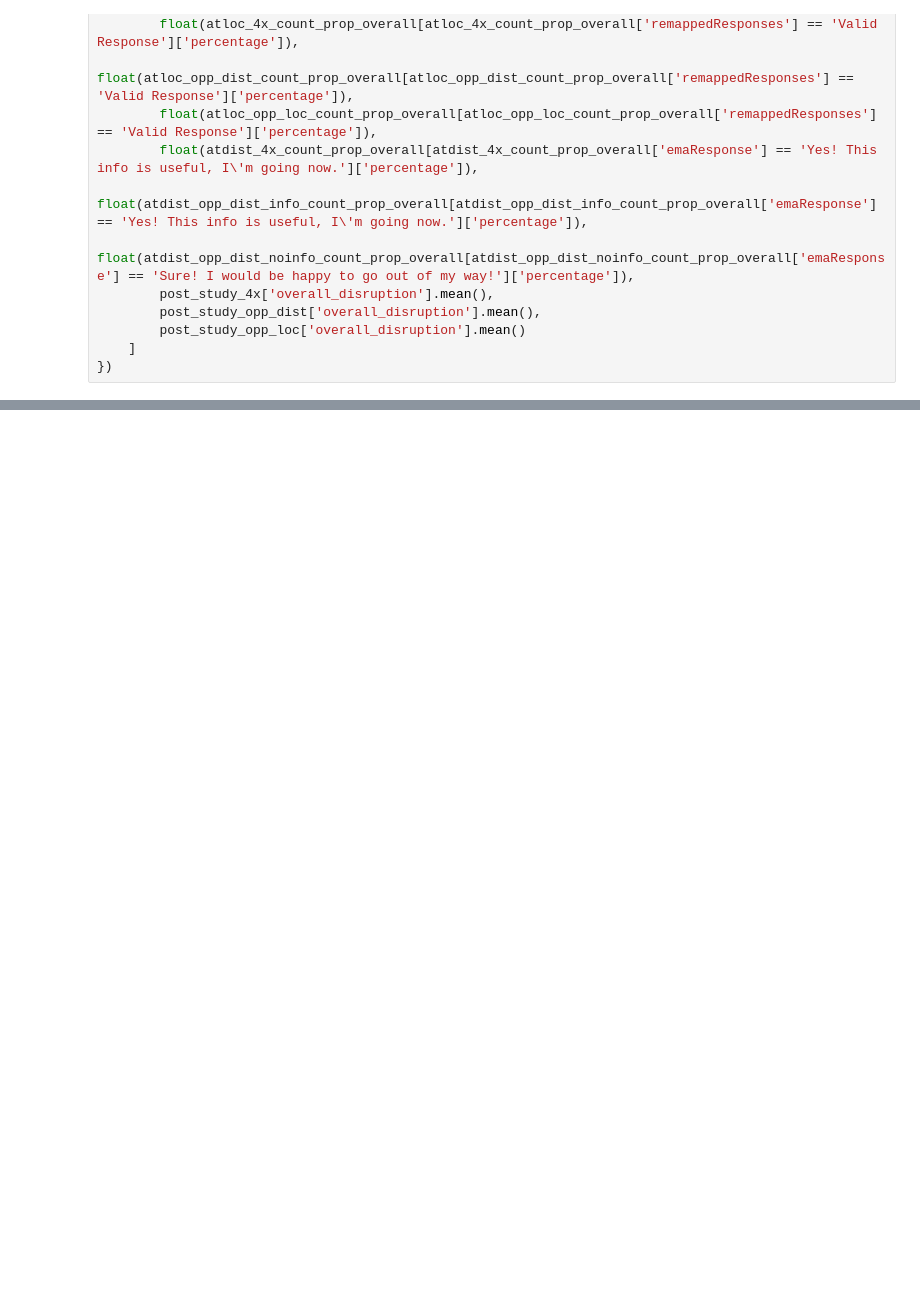
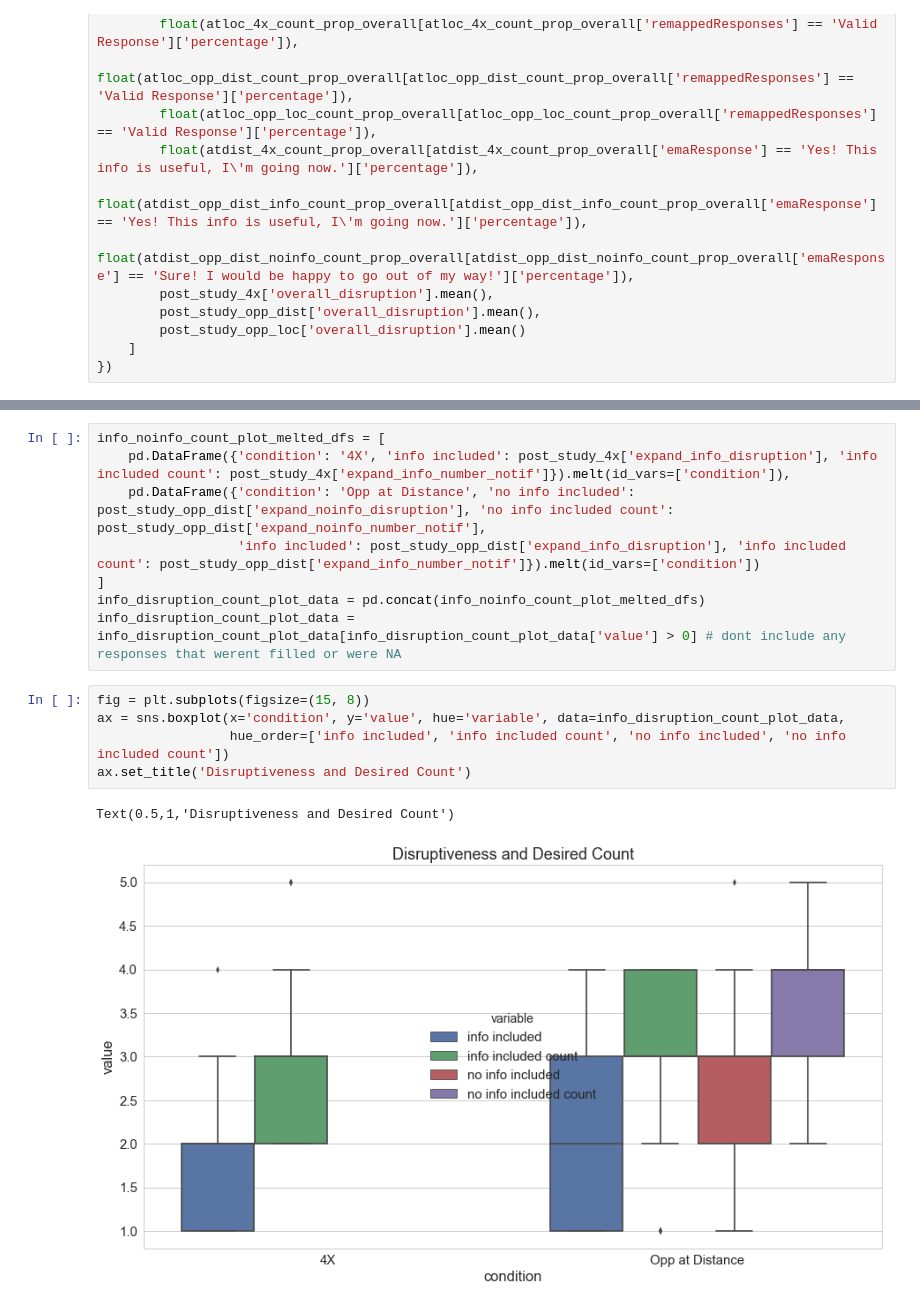
Before and after one commit to NUDelta/les-study-analysis, a Jupyter notebook: w2018/4X-study-dashboard.ipynb, the cells around one changed output, grey strips where cells are left out. Drawn from its saved outputs; the diff is of its cells as text; blank space fills up the shorter version.

```diff
--- a/w2018/4X-study-dashboard.ipynb
+++ b/w2018/4X-study-dashboard.ipynb
@@ -1487,0 +1510,16 @@ for p in ax.patches:
+# %%
+info_noinfo_count_plot_melted_dfs = [
+    pd.DataFrame({'condition': '4X', 'info included': post_study_4x['expand_info_disruption'], 'info included count': post_study_4x['expand_info_number_notif']}).melt(id_vars=['condition']),
+    pd.DataFrame({'condition': 'Opp at Distance', 'no info included': post_study_opp_dist['expand_noinfo_disruption'], 'no info included count': post_study_opp_dist['expand_noinfo_number_notif'],
+                  'info included': post_study_opp_dist['expand_info_disruption'], 'info included count': post_study_opp_dist['expand_info_number_notif']}).melt(id_vars=['condition'])
+]
+info_disruption_count_plot_data = pd.concat(info_noinfo_count_plot_melted_dfs)
+info_disruption_count_plot_data = info_disruption_count_plot_data[info_disruption_count_plot_data['value'] > 0] # dont include any responses that werent filled or were NA
+# %%
+fig = plt.subplots(figsize=(15, 8))
+ax = sns.boxplot(x='condition', y='value', hue='variable', data=info_disruption_count_plot_data,
+                 hue_order=['info included', 'info included count', 'no info included', 'no info included count'])
+ax.set_title('Disruptiveness and Desired Count')
+# %% [output]
+Text(0.5,1,'Disruptiveness and Desired Count')
+[figure, added]
```
Also changed, not shown: parts of 5 cells of this notebook.
